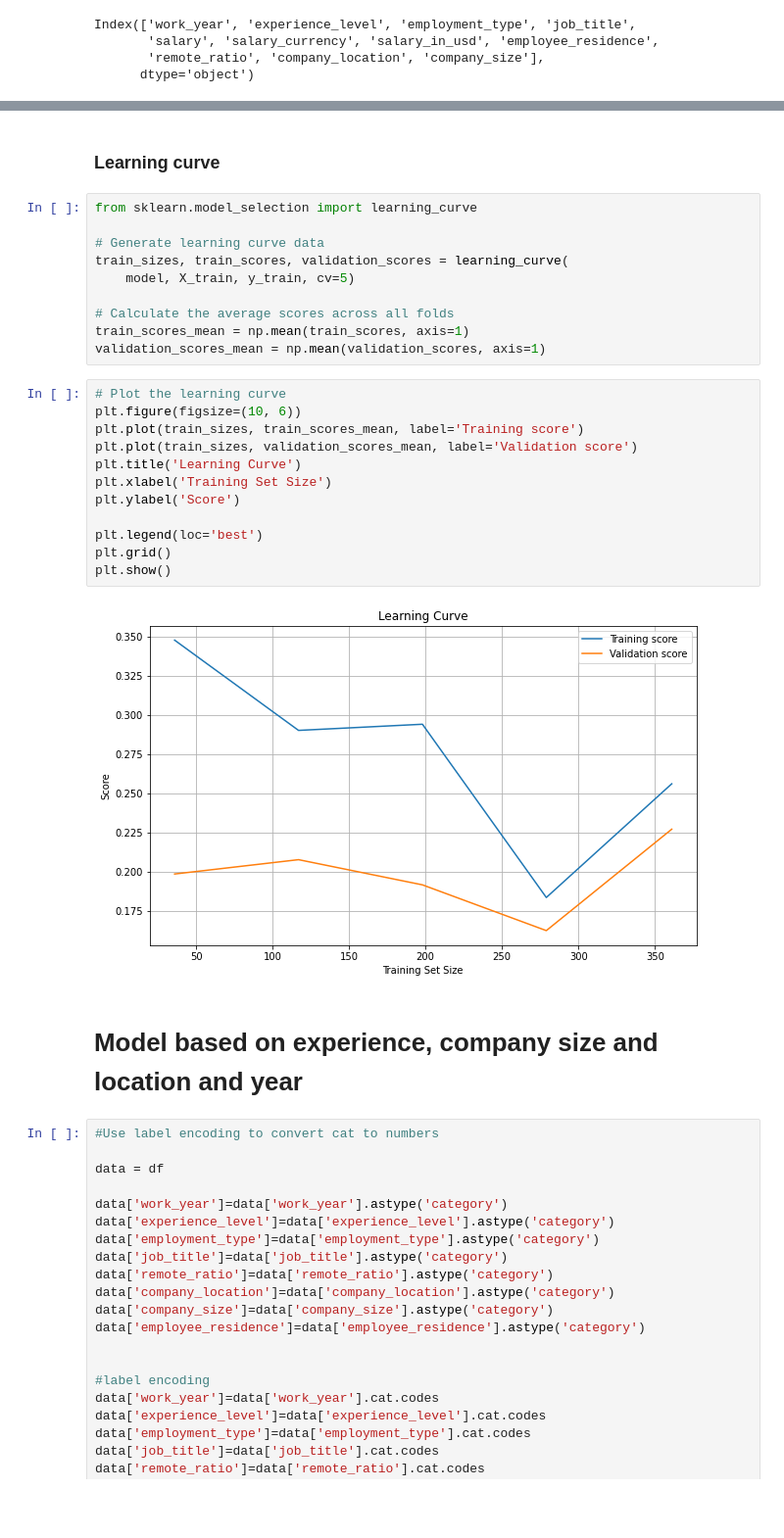
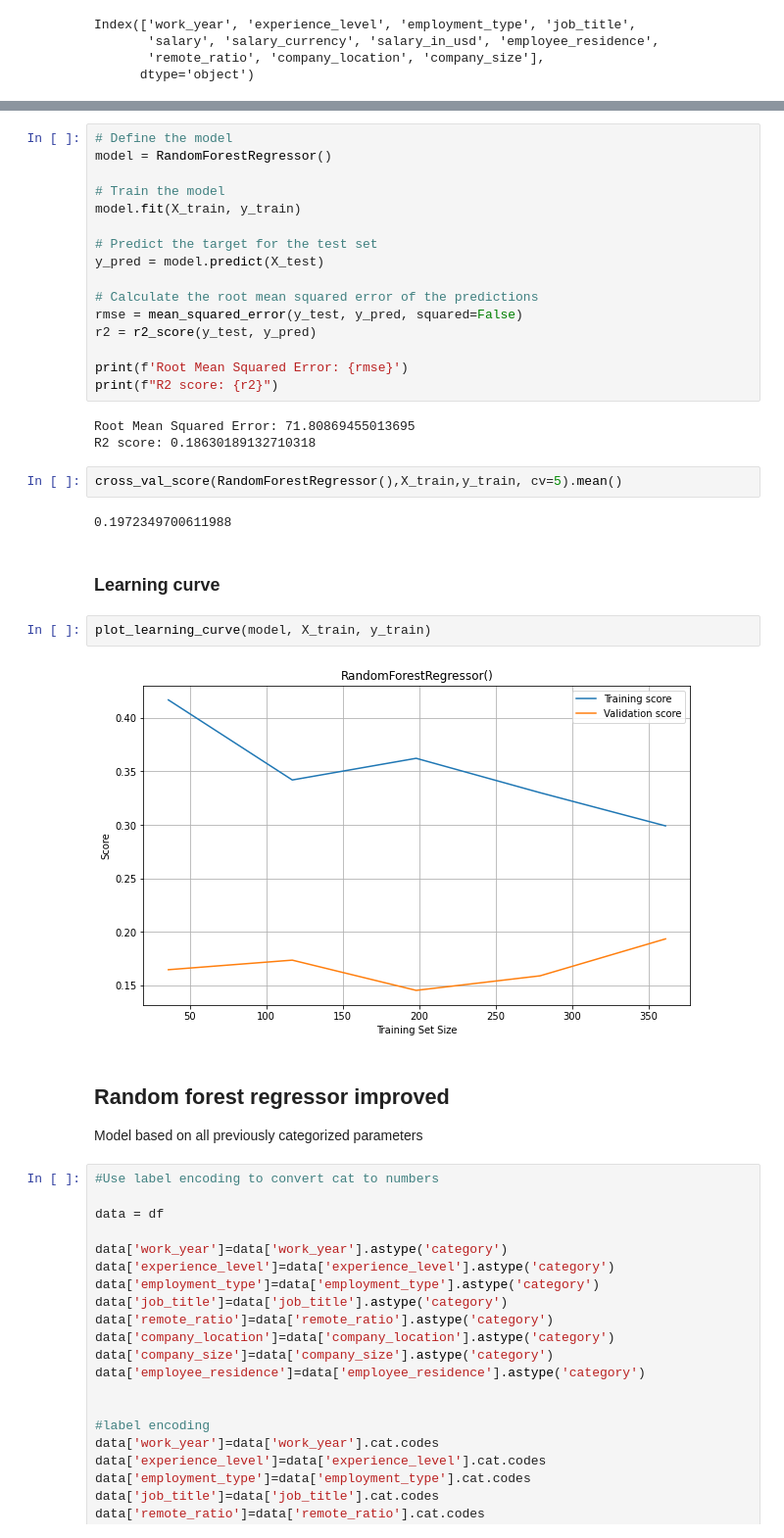
Before and after one commit to rolandina/simplon-projet-existant, a Jupyter notebook: analysis.ipynb, the cells around one changed output, grey strips where cells are left out. Shown at 98% size. Cells and saved outputs as stored; diff of their text form; blank space fills up the shorter version.

```diff
--- a/analysis.ipynb
+++ b/analysis.ipynb
@@ -667,31 +724,35 @@ R2 score: 0.233388692812188
+# %%
+# Define the model
+model = RandomForestRegressor()
+
+# Train the model
+model.fit(X_train, y_train)
+
+# Predict the target for the test set
+y_pred = model.predict(X_test)
+
+# Calculate the root mean squared error of the predictions
+rmse = mean_squared_error(y_test, y_pred, squared=False)
+r2 = r2_score(y_test, y_pred)
+
+print(f'Root Mean Squared Error: {rmse}')
+print(f"R2 score: {r2}")
+# %% [output]
+Root Mean Squared Error: 71.80869455013695
+R2 score: 0.18630189132710318
+# %%
+cross_val_score(RandomForestRegressor(),X_train,y_train, cv=5).mean()
+# %% [output]
+0.1972349700611988
 # %% [markdown]
 ### Learning curve
 # %%
-from sklearn.model_selection import learning_curve
-
-# Generate learning curve data
-train_sizes, train_scores, validation_scores = learning_curve(
-    model, X_train, y_train, cv=5)
-
-# Calculate the average scores across all folds
-train_scores_mean = np.mean(train_scores, axis=1)
-validation_scores_mean = np.mean(validation_scores, axis=1)
+plot_learning_curve(model, X_train, y_train)
+# %% [output]
+[figure, added]
-# %%
-# Plot the learning curve
-plt.figure(figsize=(10, 6))
-plt.plot(train_sizes, train_scores_mean, label='Training score')
-plt.plot(train_sizes, validation_scores_mean, label='Validation score')
-plt.title('Learning Curve')
-plt.xlabel('Training Set Size')
-plt.ylabel('Score')
-
-plt.legend(loc='best')
-plt.grid()
-plt.show()
-# %% [output]
-[figure, removed]
 # %% [markdown]
-# Model based on experience, company size and location and year
+## Random  forest regressor improved
+Model based on all previously categorized parameters
 # %%
 #Use label encoding to convert cat to numbers
 
```
Also changed, not shown: parts of 45 cells of this notebook.
